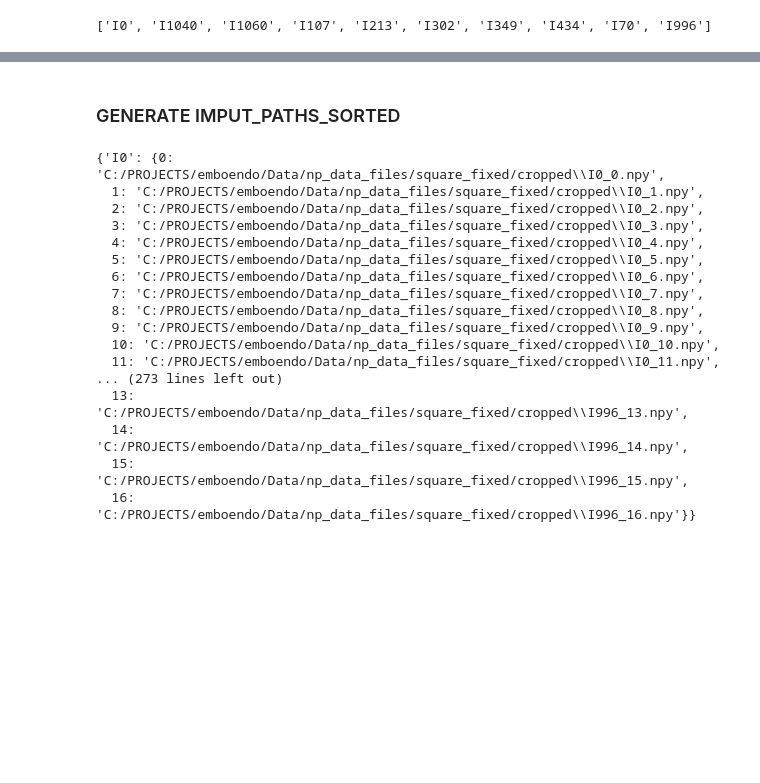
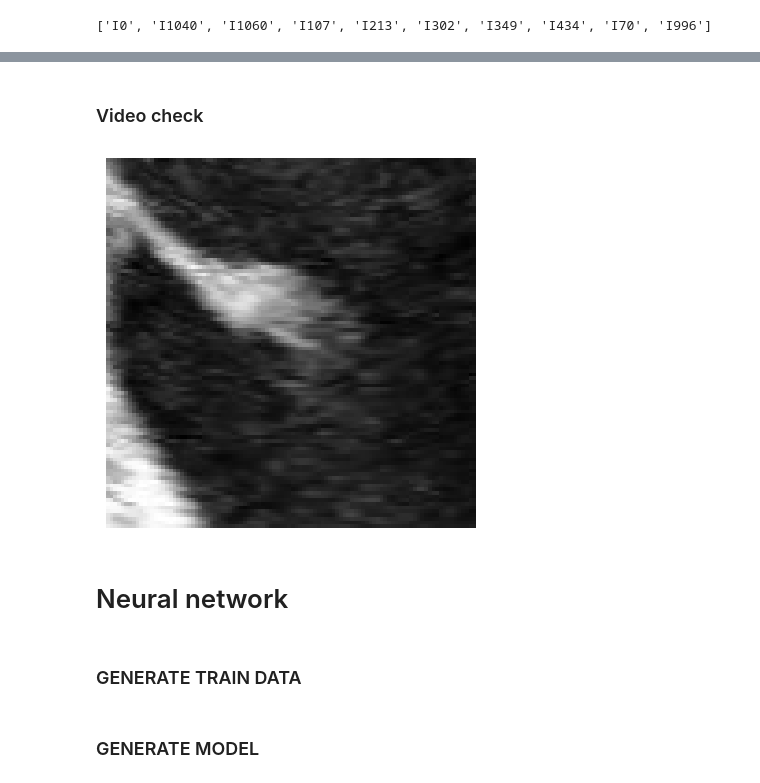
Before and after one commit to DanPinGar/python-machine-learning, a Jupyter notebook: emboendo_ML/emboendo_cnn_V0.ipynb, the cells around one changed output, grey strips where cells are left out. Saved outputs shown, nothing was run; the diff lists cells and outputs as text; code cells hidden in the pictures; blank space fills up the shorter version.

```diff
--- a/emboendo_ML/emboendo_cnn_V0.ipynb
+++ b/emboendo_ML/emboendo_cnn_V0.ipynb
@@ -24,0 +109,10 @@ else:print(' File does not exist')
+# %%
+def obt_label(rec,df_labs):
+
+    FILES_PATH = 'C:/PROJECTS/emboendo/Data/AnonymDAnon/DICOM/'
+    filename = FILES_PATH + rec
+    ds_file= pydicom.dcmread(filename)
+    patientID=int(ds_file.PatientID)
+    label=df_labs.loc[df_labs['Patient_ID'] == patientID,'label'].iloc[0]
+
+    return int(label) , patientID
@@ -24,0 +135,17 @@ else:print(' File does not exist')
+# %%
+#input_d
+
+input_d={rec:{}for rec in json_d.keys()}
+R_PI_RELATION={'Record':[],'label':[],'Patient ID':[],'Frames':[],'Shape':[]}
+
+for R,frames in json_d.items():
+
+    lab,patientID=obt_label(R,df_labels)
+    input_c=input_d.copy()
+    input_d=load_video(input_c,R,frames,lab)
+
+    R_PI_RELATION['Record'].append(R)
+    R_PI_RELATION['label'].append(lab)
+    R_PI_RELATION['Patient ID'].append(patientID)
+    R_PI_RELATION['Frames'].append(len(frames))
+    R_PI_RELATION['Shape'].append(np.shape(input_d[R]['vd_d']))
@@ -24,0 +169,24 @@ else:print(' File does not exist')
+# %% [markdown]
+### Video check
+# %%
+video_check,rec_check=True,'I0'
+
+if video_check:
+
+    t_btw_frm=0.2
+
+    for ii in range(len(input_d[rec_check]['vd_d'])):
+
+        imagen = input_d[rec_check]['vd_d'][ii]
+
+        plt.imshow(imagen, cmap='gray')
+        plt.axis('off')
+        plt.show()
+        time.sleep(t_btw_frm)
+        clear_output(wait=True)
+# %% [output]
+[figure, added]
+# %% [markdown]
+# Neural network
+# %% [markdown]
+### GENERATE TRAIN DATA
@@ -25,29 +218,2 @@ else:print(' File does not exist')
 # %% [markdown]
-### GENERATE IMPUT_PATHS_SORTED
+### GENERATE MODEL
-# %%
-input_P_S={rec:{}for rec in json_d.keys()}
-
-for R,frms in json_d.items():
-
-    for ii in range(len(json_d[R].keys())):
-        input_P_S[R][ii]=frms[str(ii)]["cropped_image"]
-
-input_P_S
-# %% [output]
-{'I0': {0: 'C:/PROJECTS/emboendo/Data/np_data_files/square_fixed/cropped\\I0_0.npy',
-  1: 'C:/PROJECTS/emboendo/Data/np_data_files/square_fixed/cropped\\I0_1.npy',
-  2: 'C:/PROJECTS/emboendo/Data/np_data_files/square_fixed/cropped\\I0_2.npy',
-  3: 'C:/PROJECTS/emboendo/Data/np_data_files/square_fixed/cropped\\I0_3.npy',
-  4: 'C:/PROJECTS/emboendo/Data/np_data_files/square_fixed/cropped\\I0_4.npy',
-  5: 'C:/PROJECTS/emboendo/Data/np_data_files/square_fixed/cropped\\I0_5.npy',
-  6: 'C:/PROJECTS/emboendo/Data/np_data_files/square_fixed/cropped\\I0_6.npy',
-  7: 'C:/PROJECTS/emboendo/Data/np_data_files/square_fixed/cropped\\I0_7.npy',
-  8: 'C:/PROJECTS/emboendo/Data/np_data_files/square_fixed/cropped\\I0_8.npy',
-  9: 'C:/PROJECTS/emboendo/Data/np_data_files/square_fixed/cropped\\I0_9.npy',
-  10: 'C:/PROJECTS/emboendo/Data/np_data_files/square_fixed/cropped\\I0_10.npy',
-  11: 'C:/PROJECTS/emboendo/Data/np_data_files/square_fixed/cropped\\I0_11.npy',
-... (273 lines left out)
-  13: 'C:/PROJECTS/emboendo/Data/np_data_files/square_fixed/cropped\\I996_13.npy',
-  14: 'C:/PROJECTS/emboendo/Data/np_data_files/square_fixed/cropped\\I996_14.npy',
-  15: 'C:/PROJECTS/emboendo/Data/np_data_files/square_fixed/cropped\\I996_15.npy',
-  16: 'C:/PROJECTS/emboendo/Data/np_data_files/square_fixed/cropped\\I996_16.npy'}}
```
Also changed, not shown: parts of 20 cells of this notebook, 2 other files.
